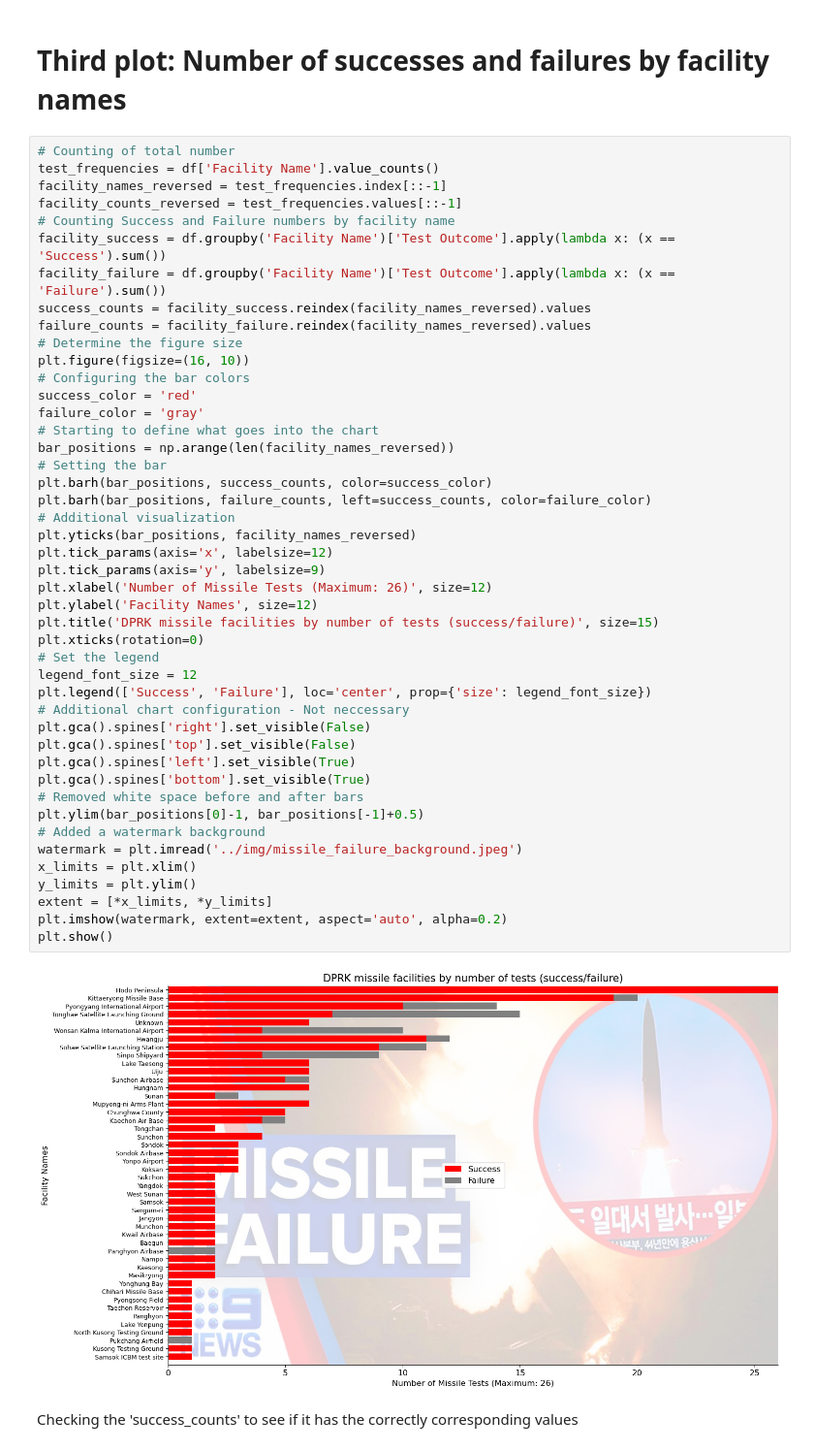
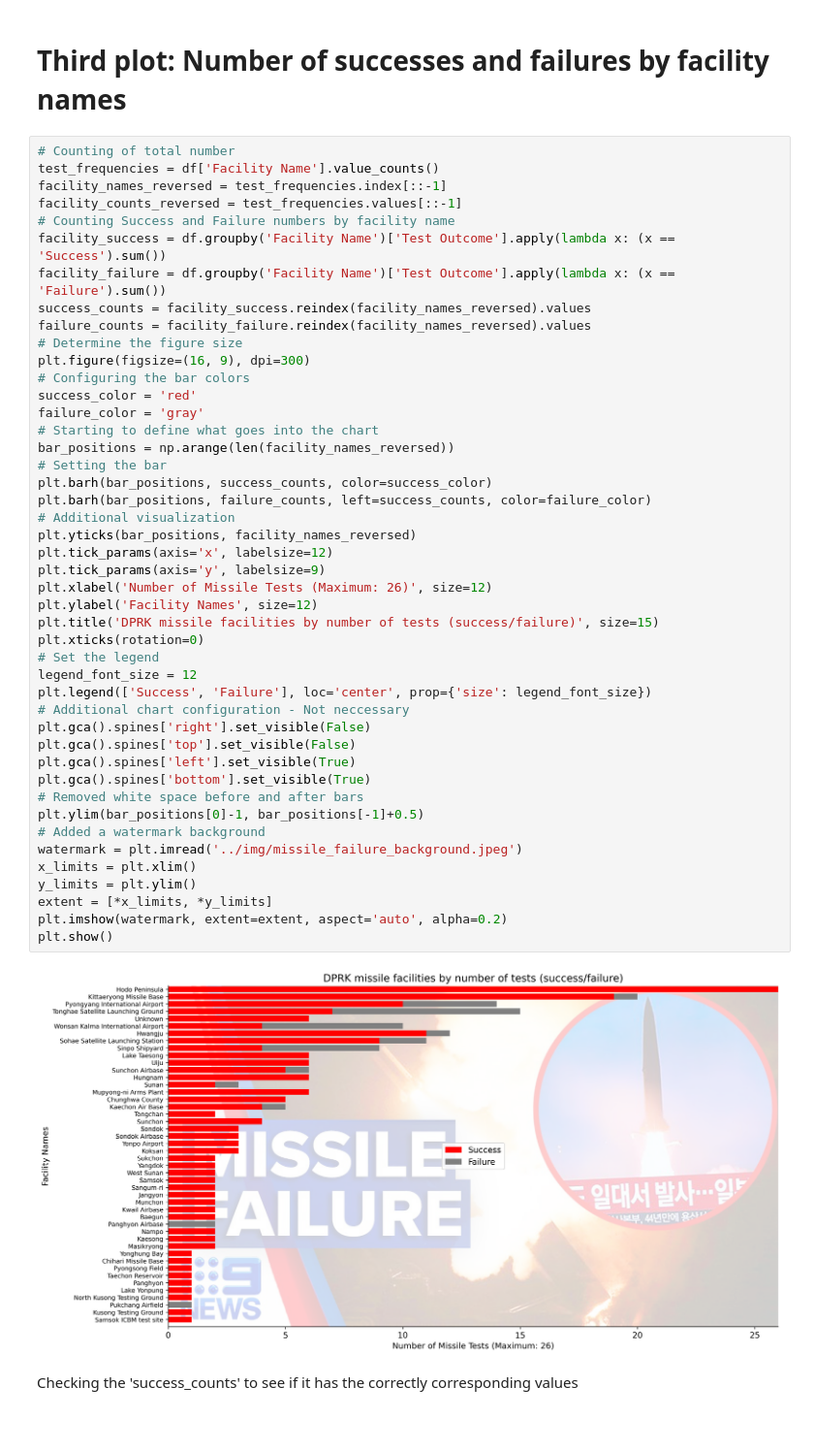
Before and after one commit to mesege1/dprk_missile_stats, a Jupyter notebook: notebooks/dprk_missile_stats.ipynb, the cells around one changed output. Shown at 97% size. Drawn from its saved outputs; the diff is of its cells as text; blank space fills up the shorter version.

Commit message:
Chart formats updated

```diff
--- a/notebooks/dprk_missile_stats.ipynb
+++ b/notebooks/dprk_missile_stats.ipynb
@@ -266,7 +266,7 @@ facility_failure = df.groupby('Facility Name')['Test Outcome'].apply(lambda x: (
 success_counts = facility_success.reindex(facility_names_reversed).values
 failure_counts = facility_failure.reindex(facility_names_reversed).values
 # Determine the figure size
-plt.figure(figsize=(16, 10))
+plt.figure(figsize=(16, 9), dpi=300)
 # Configuring the bar colors
 success_color = 'red'
 failure_color = 'gray'
@@ -274,34 +274,34 @@ failure_color = 'gray'
 bar_positions = np.arange(len(facility_names_reversed))
 # Setting the bar
 plt.barh(bar_positions, success_counts, color=success_color)
 plt.barh(bar_positions, failure_counts, left=success_counts, color=failure_color)
 # Additional visualization
 plt.yticks(bar_positions, facility_names_reversed)
 plt.tick_params(axis='x', labelsize=12)
 plt.tick_params(axis='y', labelsize=9)
 plt.xlabel('Number of Missile Tests (Maximum: 26)', size=12)
 plt.ylabel('Facility Names', size=12)
 plt.title('DPRK missile facilities by number of tests (success/failure)', size=15)
 plt.xticks(rotation=0)
 # Set the legend
 legend_font_size = 12
 plt.legend(['Success', 'Failure'], loc='center', prop={'size': legend_font_size})
 # Additional chart configuration - Not neccessary
 plt.gca().spines['right'].set_visible(False)
 plt.gca().spines['top'].set_visible(False)
 plt.gca().spines['left'].set_visible(True)
 plt.gca().spines['bottom'].set_visible(True)
 # Removed white space before and after bars
 plt.ylim(bar_positions[0]-1, bar_positions[-1]+0.5)
 # Added a watermark background
 watermark = plt.imread('../img/missile_failure_background.jpeg')
 x_limits = plt.xlim()
 y_limits = plt.ylim()
 extent = [*x_limits, *y_limits]
 plt.imshow(watermark, extent=extent, aspect='auto', alpha=0.2)
 plt.show()
 # %% [output]
-[figure, old version]
+[figure, new version]
 # %% [markdown]
 Checking the 'success_counts' to see if it has the correctly corresponding values
 # %%
```
Also changed, not shown: parts of 3 cells of this notebook, 8 other files.
